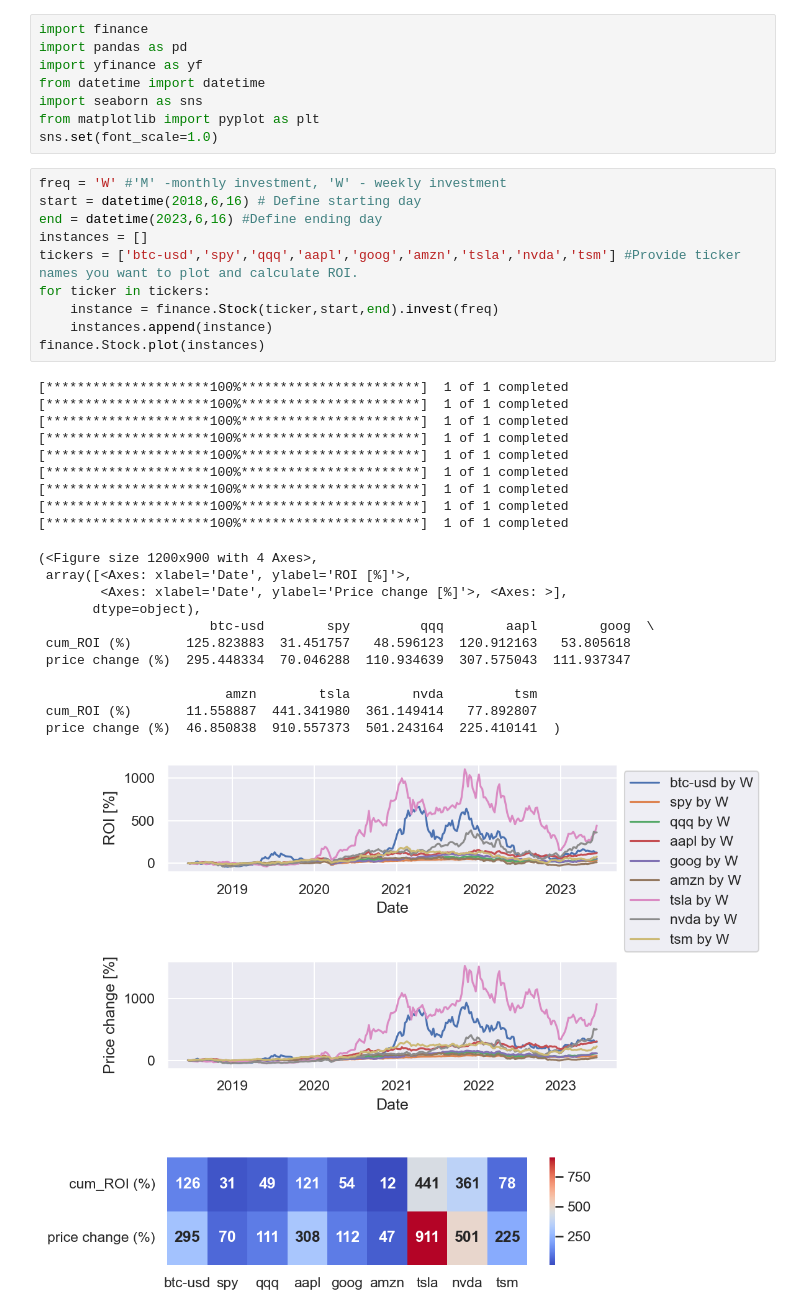
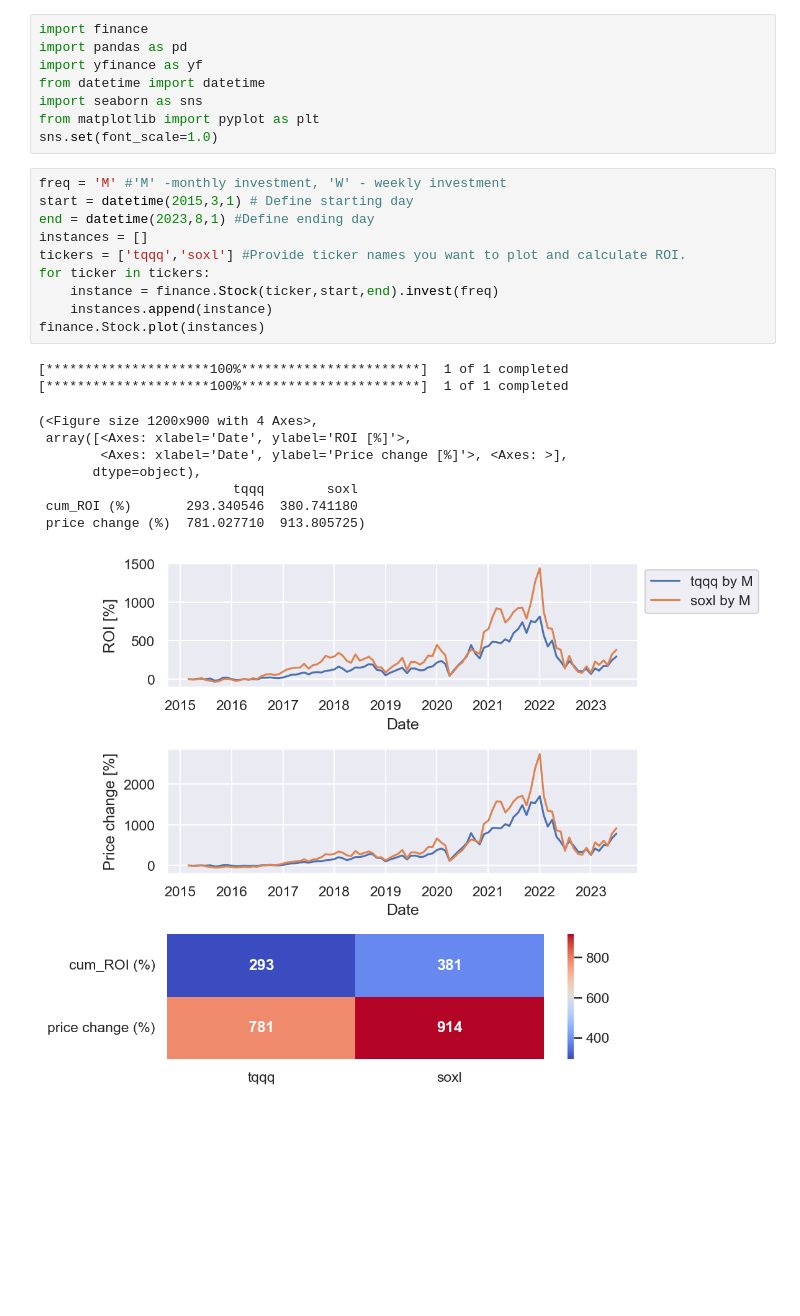
Before and after one commit to ceiph03/stock-history-plot, a Jupyter notebook: stock.ipynb, the cells around one changed output. Saved outputs shown, nothing was run; the diff lists cells and outputs as text; blank space fills up the shorter version.

```diff
--- a/stock.ipynb
+++ b/stock.ipynb
@@ -7,34 +7,23 @@ import seaborn as sns
 from matplotlib import pyplot as plt
 sns.set(font_scale=1.0)
 # %%
-freq = 'W' #'M' -monthly investment, 'W' - weekly investment
-start = datetime(2018,6,16) # Define starting day
-end = datetime(2023,6,16) #Define ending day
+freq = 'M' #'M' -monthly investment, 'W' - weekly investment
+start = datetime(2015,3,1) # Define starting day
+end = datetime(2023,8,1) #Define ending day
 instances = []
-tickers = ['btc-usd','spy','qqq','aapl','goog','amzn','tsla','nvda','tsm'] #Provide ticker names you want to plot and calculate ROI.
+tickers = ['tqqq','soxl'] #Provide ticker names you want to plot and calculate ROI.
 for ticker in tickers:
     instance = finance.Stock(ticker,start,end).invest(freq)
     instances.append(instance)
 finance.Stock.plot(instances)
 # %% [output]
 [*********************100%***********************]  1 of 1 completed
 [*********************100%***********************]  1 of 1 completed
-[*********************100%***********************]  1 of 1 completed
-[*********************100%***********************]  1 of 1 completed
-[*********************100%***********************]  1 of 1 completed
-[*********************100%***********************]  1 of 1 completed
-[*********************100%***********************]  1 of 1 completed
-[*********************100%***********************]  1 of 1 completed
-[*********************100%***********************]  1 of 1 completed
 (<Figure size 1200x900 with 4 Axes>,
  array([<Axes: xlabel='Date', ylabel='ROI [%]'>,
         <Axes: xlabel='Date', ylabel='Price change [%]'>, <Axes: >],
        dtype=object),
-                      btc-usd        spy         qqq        aapl        goog  \
- cum_ROI (%)       125.823883  31.451757   48.596123  120.912163   53.805618
- price change (%)  295.448334  70.046288  110.934639  307.575043  111.937347
-
-                        amzn        tsla        nvda         tsm
- cum_ROI (%)       11.558887  441.341980  361.149414   77.892807
- price change (%)  46.850838  910.557373  501.243164  225.410141  )
+                         tqqq        soxl
+ cum_ROI (%)       293.340546  380.741180
+ price change (%)  781.027710  913.805725)
-[figure, old version]
+[figure, new version]
```
Also changed, not shown: 1 other file.
